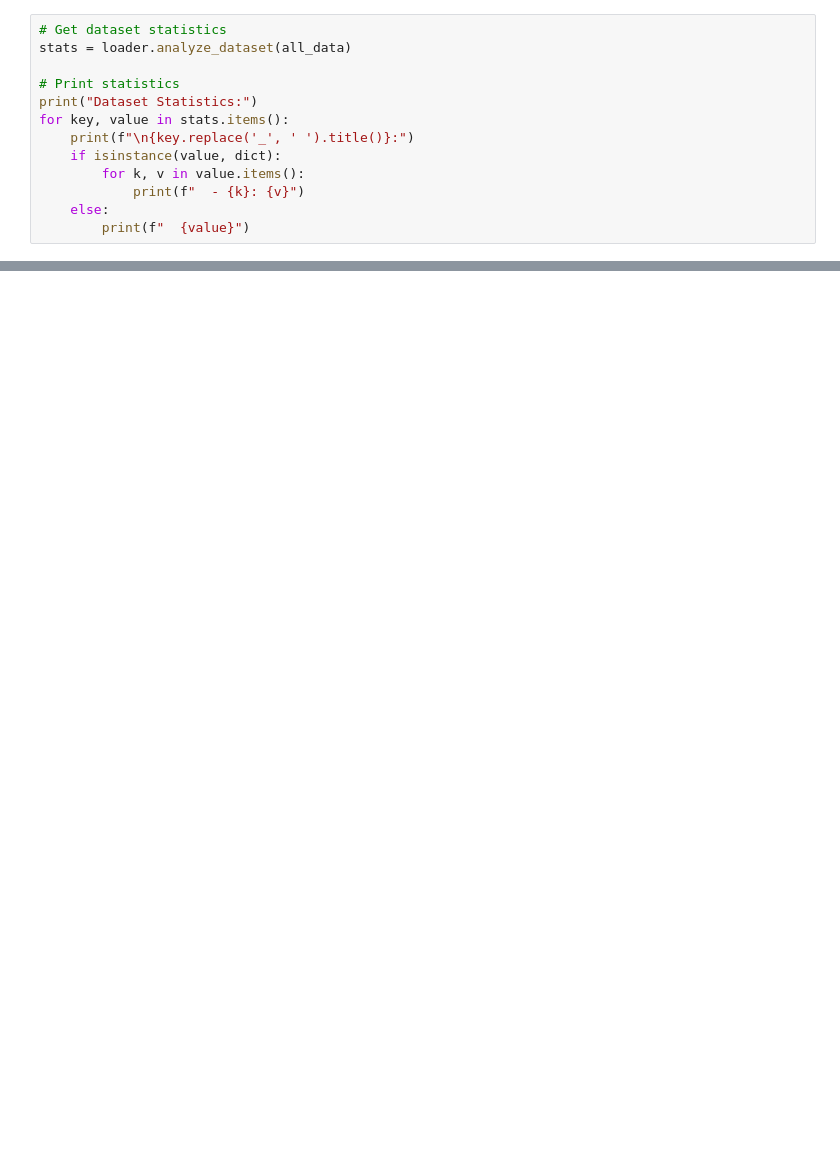
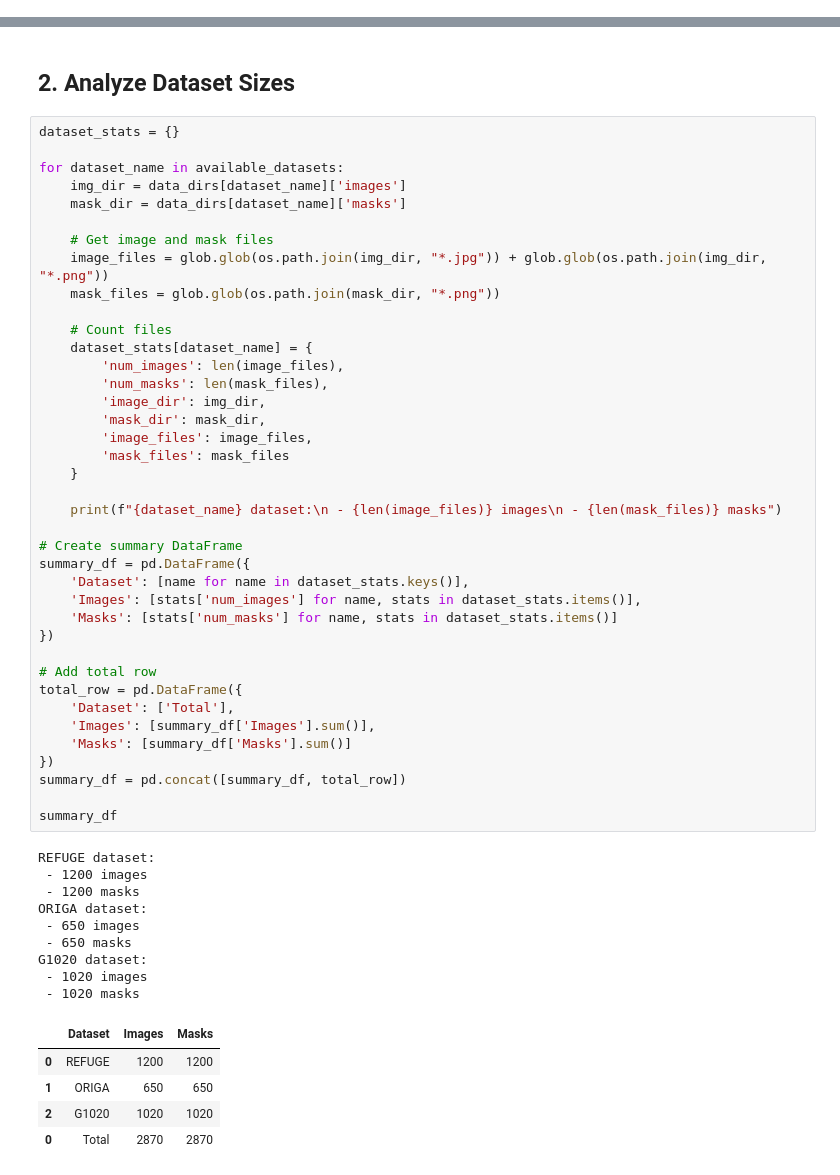
Before and after one commit to light-87/Gluacoma_pipeline, a Jupyter notebook: notebooks/data_exploration.ipynb, the cells around one changed output, grey strips where cells are left out. Drawn from its saved outputs; the diff is of its cells as text; blank space fills up the shorter version.

```diff
--- a/notebooks/data_exploration.ipynb
+++ b/notebooks/data_exploration.ipynb
@@ -120,13 +63,0 @@ all_data.head()
-# %%
-# Get dataset statistics
-stats = loader.analyze_dataset(all_data)
-
-# Print statistics
-print("Dataset Statistics:")
-for key, value in stats.items():
-    print(f"\n{key.replace('_', ' ').title()}:")
-    if isinstance(value, dict):
-        for k, v in value.items():
-            print(f"  - {k}: {v}")
-    else:
-        print(f"  {value}")
@@ -464,0 +64,56 @@ Dataset processing completed!
+# %% [markdown]
+## 2. Analyze Dataset Sizes
+# %%
+dataset_stats = {}
+
+for dataset_name in available_datasets:
+    img_dir = data_dirs[dataset_name]['images']
+    mask_dir = data_dirs[dataset_name]['masks']
+
+    # Get image and mask files
+    image_files = glob.glob(os.path.join(img_dir, "*.jpg")) + glob.glob(os.path.join(img_dir, "*.png"))
+    mask_files = glob.glob(os.path.join(mask_dir, "*.png"))
+
+    # Count files
+    dataset_stats[dataset_name] = {
+        'num_images': len(image_files),
+        'num_masks': len(mask_files),
+        'image_dir': img_dir,
+        'mask_dir': mask_dir,
+        'image_files': image_files,
+        'mask_files': mask_files
+    }
+
+    print(f"{dataset_name} dataset:\n - {len(image_files)} images\n - {len(mask_files)} masks")
+
+# Create summary DataFrame
+summary_df = pd.DataFrame({
+    'Dataset': [name for name in dataset_stats.keys()],
+    'Images': [stats['num_images'] for name, stats in dataset_stats.items()],
+    'Masks': [stats['num_masks'] for name, stats in dataset_stats.items()]
+})
+
+# Add total row
+total_row = pd.DataFrame({
+    'Dataset': ['Total'],
+    'Images': [summary_df['Images'].sum()],
+    'Masks': [summary_df['Masks'].sum()]
+})
+summary_df = pd.concat([summary_df, total_row])
+
+summary_df
+# %% [output]
+REFUGE dataset:
+ - 1200 images
+ - 1200 masks
+ORIGA dataset:
+ - 650 images
+ - 650 masks
+G1020 dataset:
+ - 1020 images
+ - 1020 masks
+|  | Dataset | Images | Masks |
+| 0 | REFUGE | 1200 | 1200 |
+| 1 | ORIGA | 650 | 650 |
+| 2 | G1020 | 1020 | 1020 |
+| 0 | Total | 2870 | 2870 |
```
Also changed, not shown: parts of 29 cells of this notebook, 1 other file.
